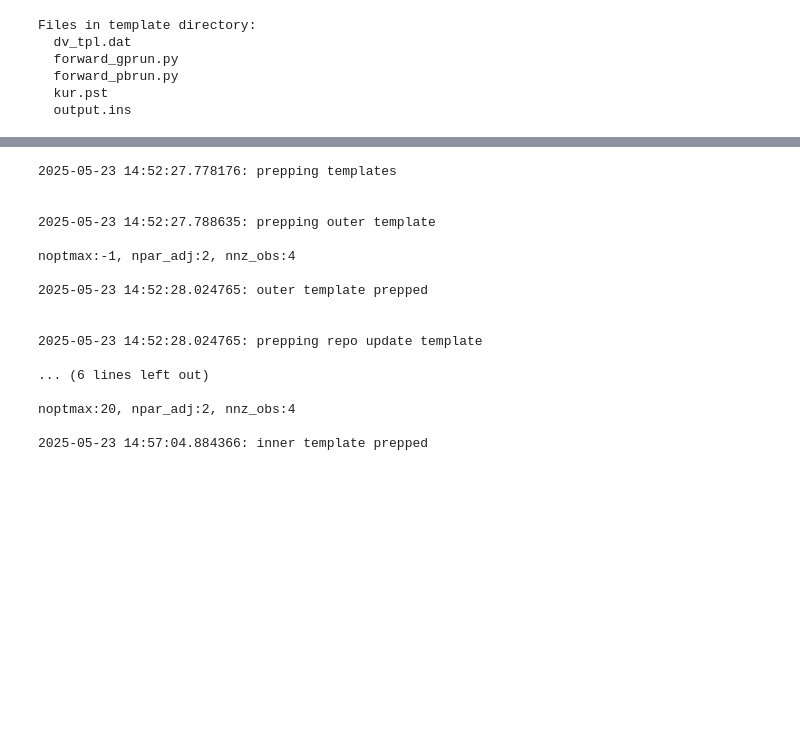
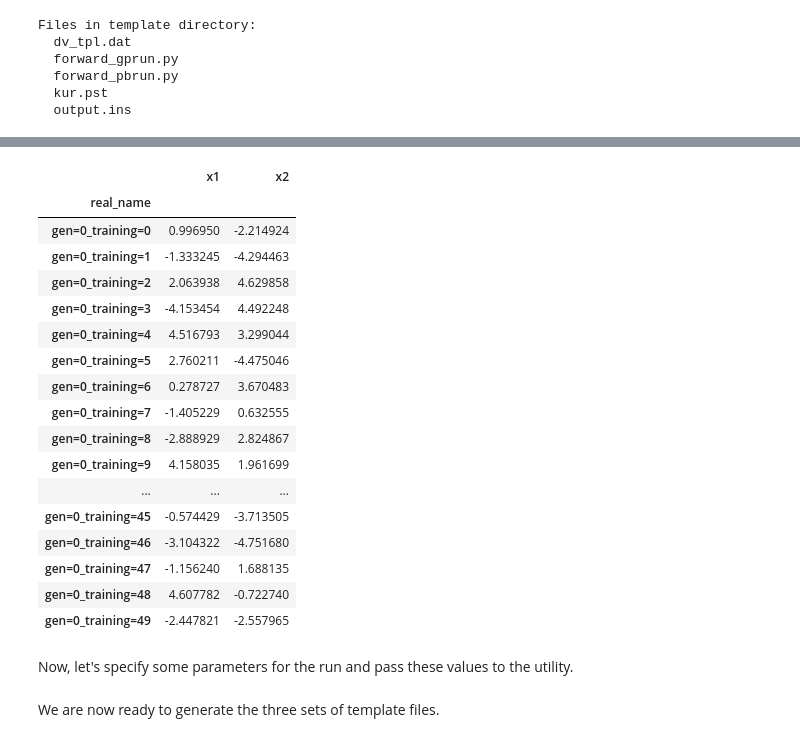
Before and after one commit to rqmacasieb/SAMOO_tutorials, a Jupyter notebook: Part4_samoo_util_walkthrough.ipynb, the cells around one changed output, grey strips where cells are left out. Drawn from its saved outputs; the diff is of its cells as text; code cells hidden in the pictures; blank space fills up the shorter version.

Commit message:
finished part 4 and updated samoo utils and part 3

```diff
--- a/Part4_samoo_util_walkthrough.ipynb
+++ b/Part4_samoo_util_walkthrough.ipynb
@@ -73,20 +74,40 @@ os.chdir('samoo_util_demo')
+# %%
+training_size = 50
+bounds = np.array([[-5, 5] for i in range(2)])
+from bin.LHS_sampler import generate_lhstrainingset
+generate_lhstrainingset(os.path.join(temp_d, 'template'), seed=8, n_samples=training_size, n_dimensions=2, bounds=bounds)
+# %% [output]
+|  | x1 | x2 |
+| real_name |  |  |
+| gen=0_training=0 | 0.996950 | -2.214924 |
+| gen=0_training=1 | -1.333245 | -4.294463 |
+| gen=0_training=2 | 2.063938 | 4.629858 |
+| gen=0_training=3 | -4.153454 | 4.492248 |
+| gen=0_training=4 | 4.516793 | 3.299044 |
+| gen=0_training=5 | 2.760211 | -4.475046 |
+| gen=0_training=6 | 0.278727 | 3.670483 |
+| gen=0_training=7 | -1.405229 | 0.632555 |
+| gen=0_training=8 | -2.888929 | 2.824867 |
+| gen=0_training=9 | 4.158035 | 1.961699 |
+| ... | ... | ... |
+| gen=0_training=45 | -0.574429 | -3.713505 |
+| gen=0_training=46 | -3.104322 | -4.751680 |
+| gen=0_training=47 | -1.156240 | 1.688135 |
+| gen=0_training=48 | 4.607782 | -0.722740 |
+| gen=0_training=49 | -2.447821 | -2.557965 |
+# %% [markdown]
+Now, let's specify some parameters for the run and pass these values to the utility.
 # %%
-optimizer.prep_templates()
+samoo.nmax_inner = 20 #the number of inner iterations
+samoo.nmax_outer = 1 #the number of outer iterations; we set this to 1 for now to demonstrate what happens in a single outer iteration
+samoo.ppd_beta = 0.6 #discussed in Part 2
+samoo.num_workers = 8 #the number of cores to utilise for parallel runs
+samoo.max_infill = 50 #the target number of infill points
+samoo.pop_size = 50 #the population size for pso in inner iterations
+samoo.repo_size = 50 #the size of the repository for storing (probabilistically) non-dominated objective positions in inner and outer iterations
+samoo.save_inner_every = 1 #save inner results every n iterations
+samoo.pbmodel_command = 'python forward_pbrun.py' #the command to run the PBM
+samoo.gpmodel_command = 'python forward_gprun.py' #the command to run the GPR
+samoo.exe_file = '../../bin/pestpp-mou' #the path to the pestpp-mou executable relative to the location pst files in the template directory
-# %% [output]
-2025-05-23 14:52:27.778176: prepping templates
-
-
-2025-05-23 14:52:27.788635: prepping outer template
-
-noptmax:-1, npar_adj:2, nnz_obs:4
-
-2025-05-23 14:52:28.024765: outer template prepped
-
-
-2025-05-23 14:52:28.024765: prepping repo update template
-
-... (6 lines left out)
-
-noptmax:20, npar_adj:2, nnz_obs:4
-
-2025-05-23 14:57:04.884366: inner template prepped
+# %% [markdown]
+We are now ready to generate the three sets of template files.
```
Also changed, not shown: parts of 24 cells of this notebook, 4 other files.
